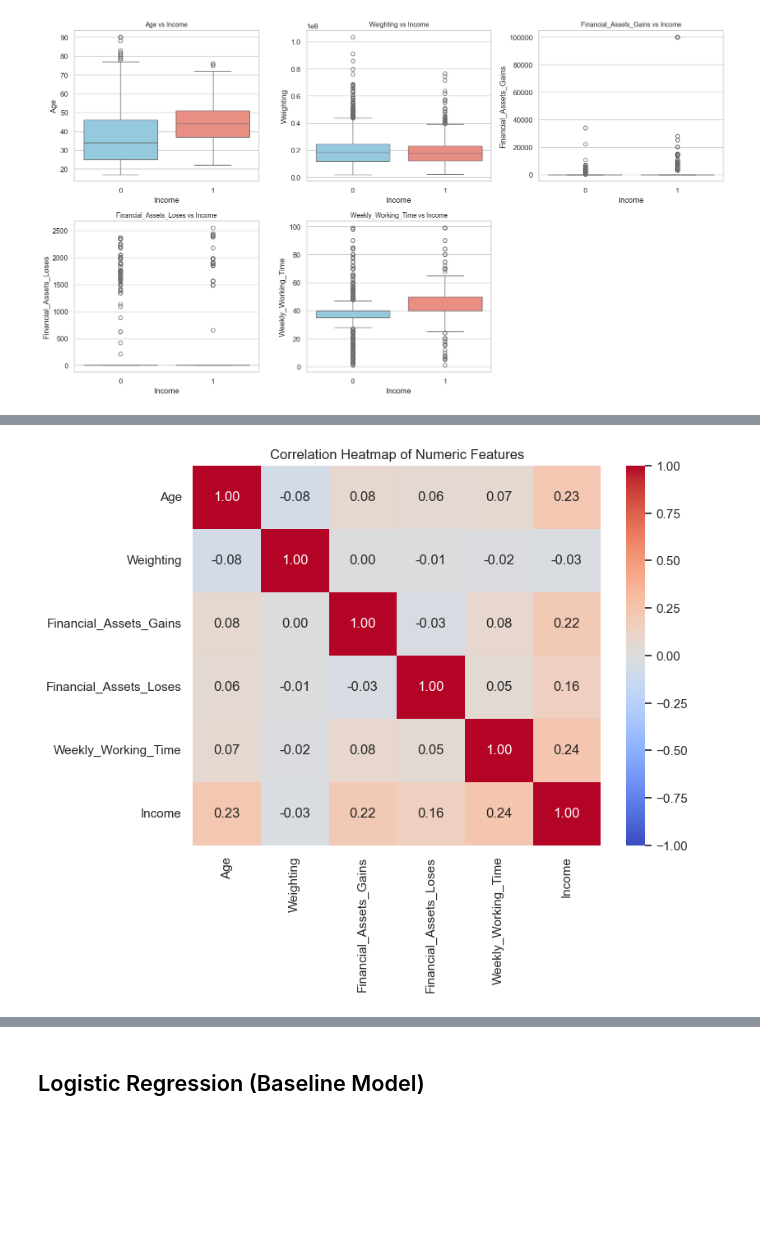
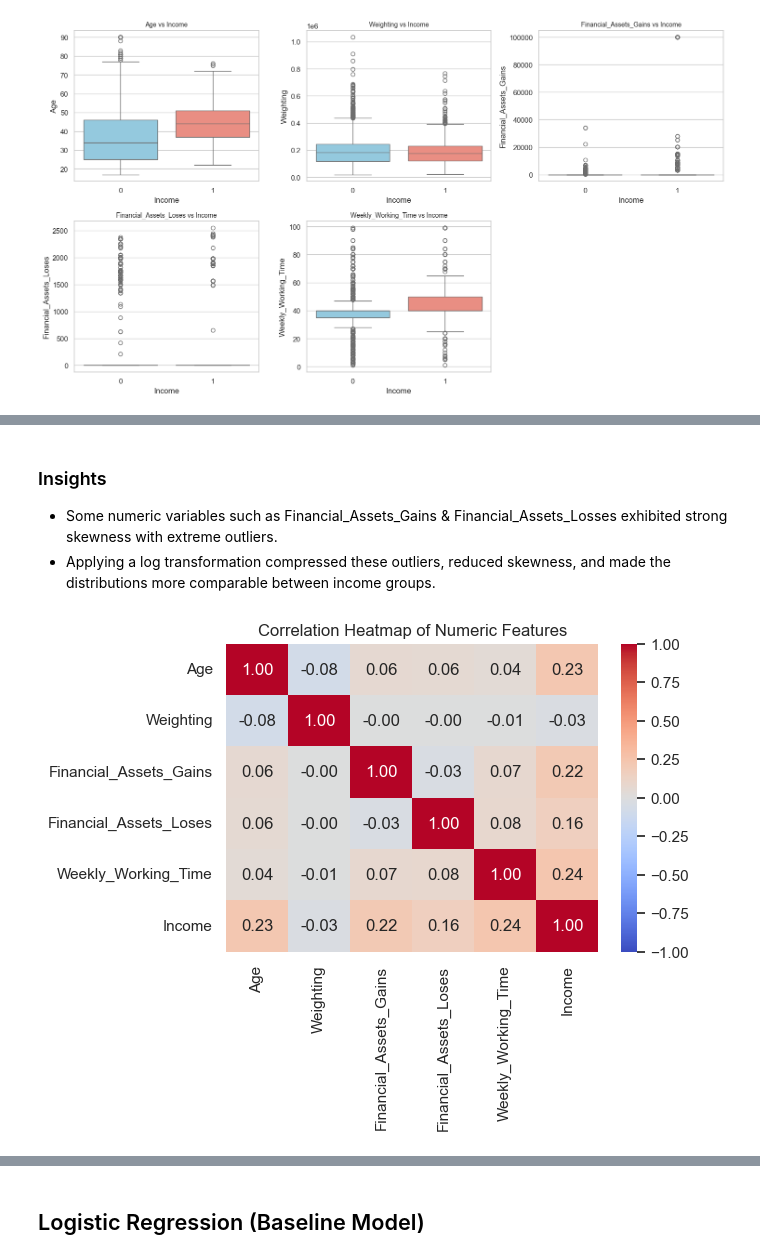
Before and after one commit to ishalijadhav/income-classifier-ml, a Jupyter notebook: bin/Income_Analysis.ipynb, the cells around one changed output, grey strips where cells are left out. Saved outputs shown, nothing was run; the diff lists cells and outputs as text; code cells hidden in the pictures; blank space fills up the shorter version.

```diff
--- a/bin/Income_Analysis.ipynb
+++ b/bin/Income_Analysis.ipynb
@@ -128,7 +150,7 @@ cat_cols = df.drop(['Age','Weighting','Financial_Assets_Gains','Financial_Assets
 # %%
 df[num_cols] = df[num_cols].apply(pd.to_numeric, errors='coerce')
 # %%
-df_labeled = df[df["Income"].notna()].copy()
-df_unlabeled = df[df["Income"].isna()].copy()
+df_labeled_tmp = df[df["Income"].notna()].copy()
+df_unlabeled_tmp = df[df["Income"].isna()].copy()
 # %%
-df_labeled['Income'] = df_labeled['Income'].astype(int)
+df_labeled_tmp['Income'] = df_labeled_tmp['Income'].astype(int)
@@ -185,10 +219,14 @@ df.isna().sum().plot(kind="bar")
+# %% [markdown]
+### Insights
+- Some numeric variables such as Financial_Assets_Gains & Financial_Assets_Losses exhibited strong skewness with extreme outliers.
+- Applying a log transformation compressed these outliers, reduced skewness, and made the distributions more comparable between income groups.
 # %%
-corr = df.corr(numeric_only=True)
+# Plot the Correlation Heatmap
+corr = df_labeled_tmp.corr(numeric_only=True)
 
-# Plot heatmap
-plt.figure(figsize=(8,6))
+plt.figure(figsize=(6,4))
 sns.heatmap(corr, annot=True, cmap="coolwarm", fmt=".2f", vmin=-1, vmax=1)
 plt.title("Correlation Heatmap of Numeric Features")
 plt.show()
 # %% [output]
-[figure, old version]
+[figure, new version]
```
Also changed, not shown: parts of 62 cells of this notebook, 3 other files.
